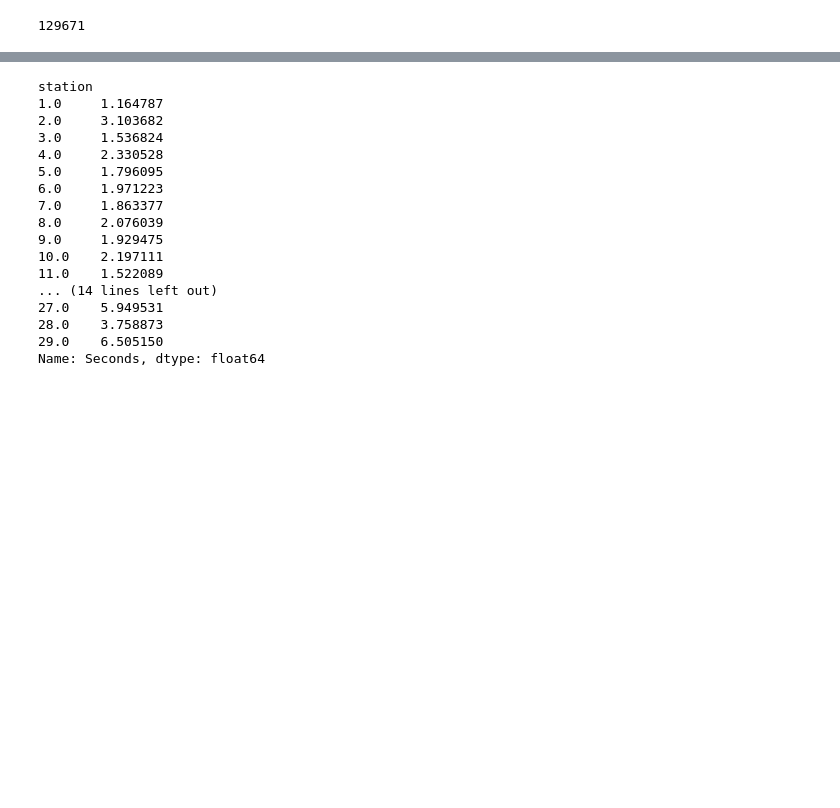
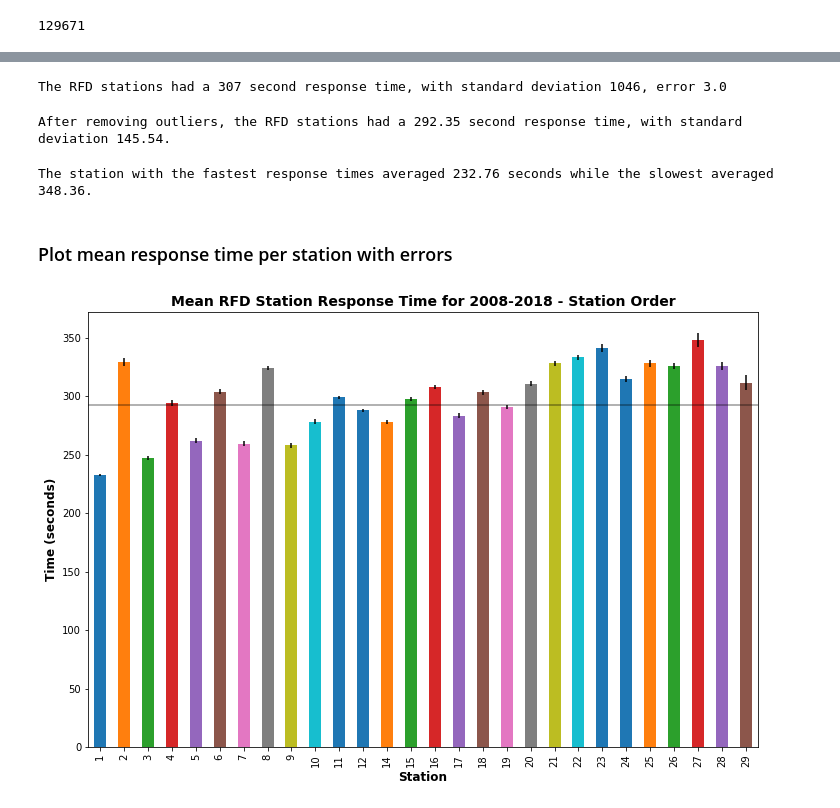
Before and after one commit to xjarodx/Project_1_Group_7, a Jupyter notebook: Fire_Stations.ipynb, the cells around one changed output, grey strips where cells are left out. Saved outputs shown, nothing was run; the diff lists cells and outputs as text; code cells hidden in the pictures; blank space fills up the shorter version.

```diff
--- a/Fire_Stations.ipynb
+++ b/Fire_Stations.ipynb
@@ -175,0 +174,4 @@ dtype: object
+# %%
+no_outliers['station'] = round(no_outliers['station'],0)
+stations_sorted = no_outliers.sort_values('station')
+stations_sorted.head()
@@ -176,4 +185,4 @@ dtype: object
 # %%
-station_means = no_outliers.groupby('station')['Seconds'].mean()
+station_means = stations_sorted.groupby('station')['Seconds'].mean()
 # %%
-station_err = no_outliers.groupby('station')['Seconds'].sem()
+station_err = stations_sorted.groupby('station')['Seconds'].sem()
@@ -203,20 +188,0 @@ Name: Seconds, dtype: float64
-# %%
-station_err
-# %% [output]
-station
-1.0     1.164787
-2.0     3.103682
-3.0     1.536824
-4.0     2.330528
-5.0     1.796095
-6.0     1.971223
-7.0     1.863377
-8.0     2.076039
-9.0     1.929475
-10.0    2.197111
-11.0    1.522089
-... (14 lines left out)
-27.0    5.949531
-28.0    3.758873
-29.0    6.505150
-Name: Seconds, dtype: float64
@@ -222,0 +191,39 @@ Name: Seconds, dtype: float64
+# %%
+overall_mean = round(dfst['Seconds'].mean())
+overall_std = round(dfst['Seconds'].std())
+overall_err = round(dfst['Seconds'].sem())
+
+print(f'The RFD stations had a {overall_mean} second response time, with standard deviation {overall_std}, error {overall_err}')
+# %% [output]
+The RFD stations had a 307 second response time, with standard deviation 1046, error 3.0
+# %%
+#Removing the outliers
+overall_mean = round(no_outliers['Seconds'].mean(), 2)
+overall_std = round(no_outliers['Seconds'].std(),2)
+
+print(f'After removing outliers, the RFD stations had a {overall_mean} second response time, with standard deviation {overall_std}.')
+# %% [output]
+After removing outliers, the RFD stations had a 292.35 second response time, with standard deviation 145.54.
+# %%
+slowest = round(station_means.max(), 2)
+quickest = round(station_means.min(), 2)
+print(f'The station with the fastest response times averaged {quickest} seconds while the slowest averaged {slowest}.')
+# %% [output]
+The station with the fastest response times averaged 232.76 seconds while the slowest averaged 348.36.
+# %% [markdown]
+### Plot mean response time per station with errors
+# %%
+station_means.plot(yerr=station_err, kind='bar')
+fig = plt.gcf()
+fig.set_size_inches(12, 8)
+fig.ylimit=(0,400)
+fig.xlimit=(0,30)
+plt.hlines(overall_mean, -1, 30, alpha=0.4, label='Overall mean')
+# Add some labels and title
+plt.xlabel('Station', fontsize=12, fontweight='bold')
+plt.ylabel('Time (seconds)', fontsize=12, fontweight='bold')
+plt.title('Mean RFD Station Response Time for 2008-2018 - Station Order', fontsize=14, fontweight='bold')
+# Save the figure
+plt.savefig('./graphics/station_response_time_summary.png')
+# %% [output]
+[figure, added]
```
Also changed, not shown: parts of 46 cells of this notebook, 6 other files.
